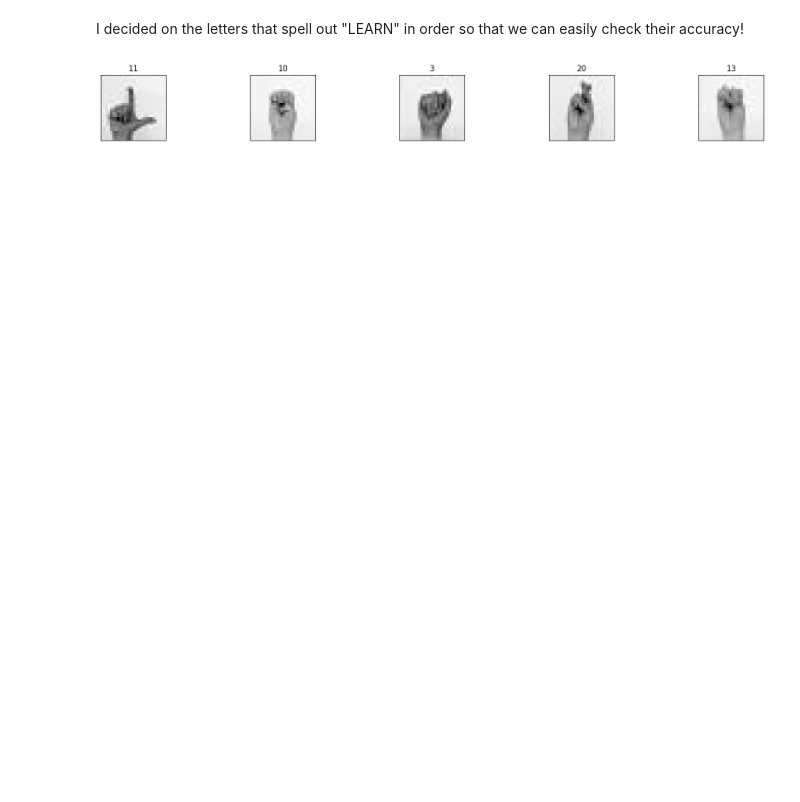
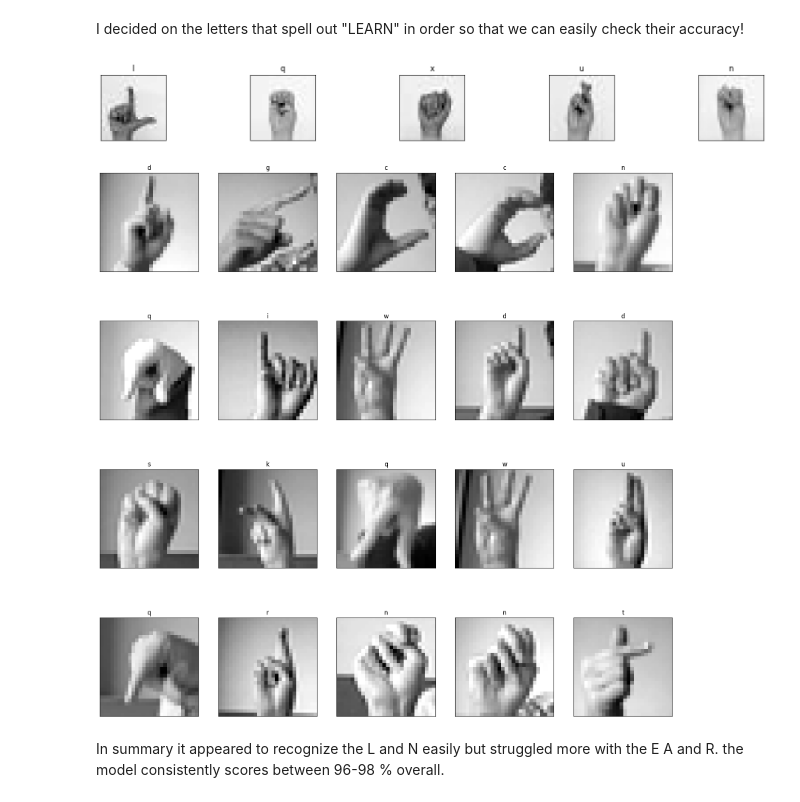
Before and after one commit to Mivenya/BootcampProjects, a Jupyter notebook: SingLangProjcomplexpart2.ipynb, the cells around one changed output. Drawn from its saved outputs; the diff is of its cells as text; code cells hidden in the pictures; blank space fills up the shorter version.

```diff
--- a/SingLangProjcomplexpart2.ipynb
+++ b/SingLangProjcomplexpart2.ipynb
@@ -351,13 +354,16 @@ array([11, 10,  3, 20, 13], dtype=int64)
 I decided on the letters that spell out "LEARN" in order so that we can easily check their accuracy!
 # %%
 # Plot some examples
+
+letters = list(string.ascii_lowercase)
+
 n = 5
 plt.figure(figsize=(20, 4))
 for i in range(n):
     # Reconstructed images
     #ax.set_title(random5_predict)
 
-    ax = plt.subplot(2, n, i + 1 + n).set_title(random5_predict[i])
+    ax = plt.subplot(2, n, i + 1 + n).set_title(f"{letters[int(random5_predict[i])]}")
     plt.imshow(imgtest[i].reshape(28, 28))
     plt.gray()
     plt.xticks([])
@@ -367,3 +373,31 @@ for i in range(n):
 plt.show()
 # %% [output]
 [figure]
+# %%
+# Plot some examples
+
+
+
+from tensorflow.keras.utils import img_to_array
+
+n = (20)
+letters = list(string.ascii_lowercase)
+rows, cols = 4, 5
+
+plt.figure(figsize=(20, 20))
+for i in range(n):
+    # Reconstructed images
+    #ax.set_title(random5_predict)
+
+    ax = plt.subplot(rows, cols, i + 1).set_title(f"{letters[int(train_labels[i])]}") #(2, n, i + 1 + n)
+    plt.imshow(train_images[i].reshape(28, 28))
+    plt.gray()
+    plt.xticks([])
+    plt.yticks([])
+    #ax.get_xaxis().set_visible(False)
+    #ax.get_yaxis().set_visible(False)
+plt.show()
+# %% [output]
+[figure, added]
+# %% [markdown]
+In summary it appeared to recognize the L and N easily but struggled more with the E A and R.  the model consistently scores between 96-98 % overall.
```
Also changed, not shown: parts of 8 cells of this notebook.
